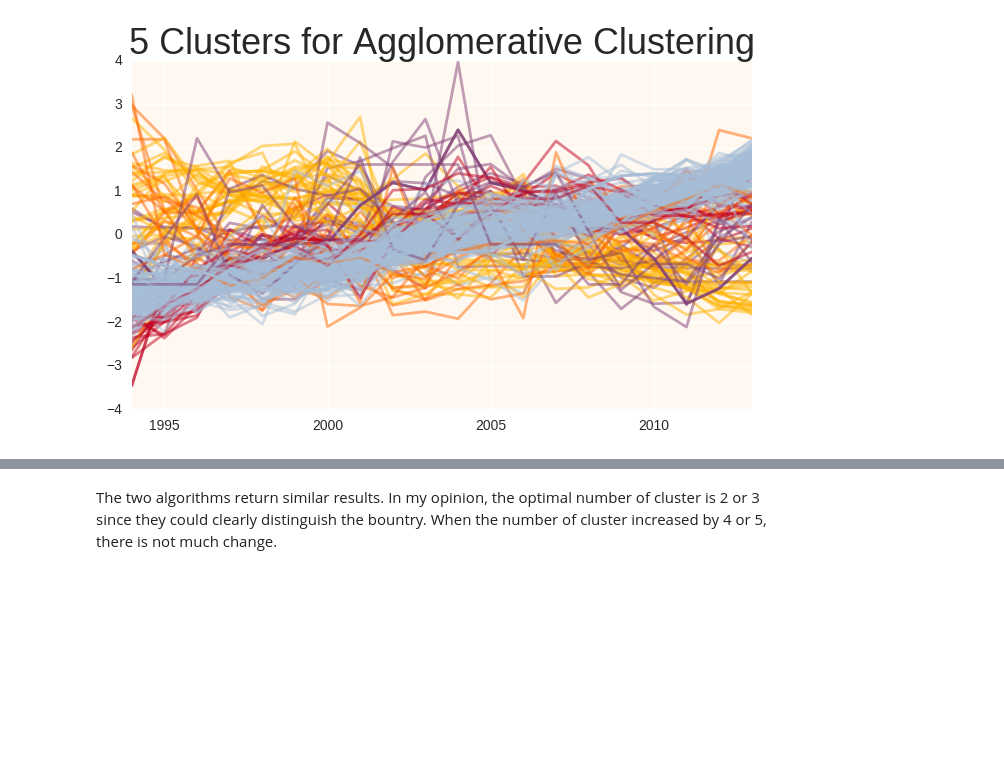
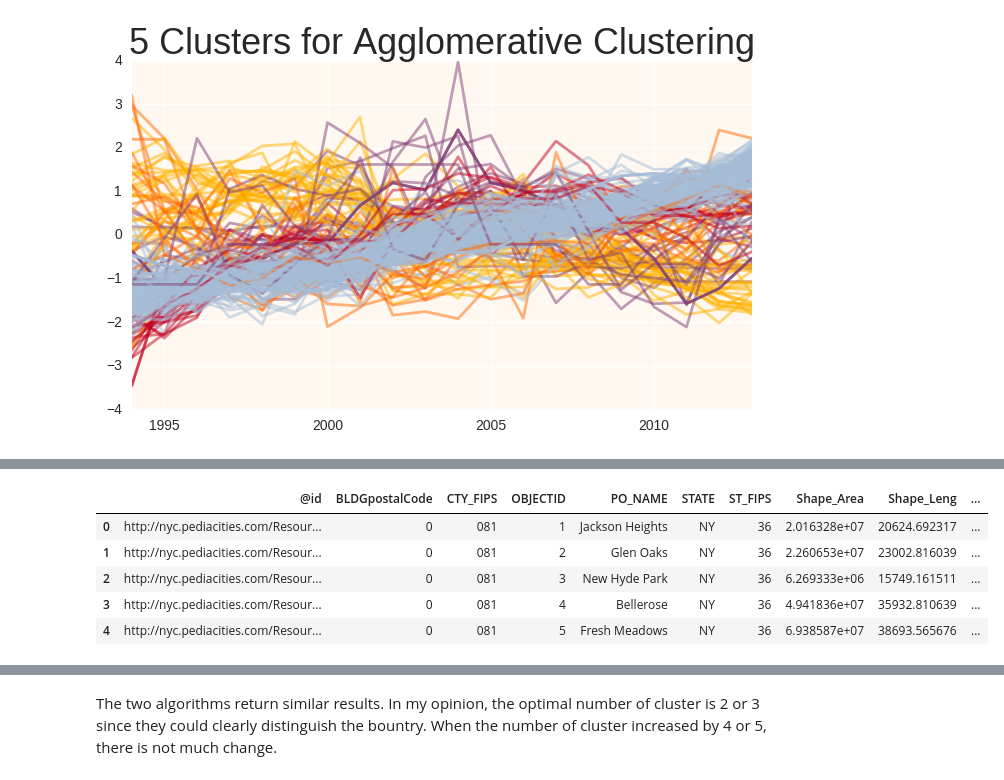
Before and after one commit to siynsun/PUI2016_ss9558, a Jupyter notebook: HW11_ss9558/HW11_Assignment2.ipynb, the cells around one changed output, grey strips where cells are left out. Cells and saved outputs as stored; diff of their text form; code cells hidden in the pictures; blank space fills up the shorter version.

```diff
--- a/HW11_ss9558/HW11_Assignment2.ipynb
+++ b/HW11_ss9558/HW11_Assignment2.ipynb
@@ -342,0 +353,3 @@ AttributeError: Unknown property column
+# %%
+Kcluster = KMeans(n_clusters=3).fit(df)
+AC = AgglomerativeClustering(n_clusters=3, linkage="ward").fit(df.iloc[:,:21])
@@ -342,0 +377,10 @@ AttributeError: Unknown property column
+# %%
+finaldf_kmeans= pd.merge(NYCZipCodes, df_kmeans, left_index=True, right_index=True, how='inner', on=['zip'])
+finaldf_kmeans.head()
+# %% [output]
+|  | @id | BLDGpostalCode | CTY_FIPS | OBJECTID | PO_NAME | STATE | ST_FIPS | Shape_Area | Shape_Leng | ... |
+| 0 | http://nyc.pediacities.com/Resour... | 0 | 081 | 1 | Jackson Heights | NY | 36 | 2.016328e+07 | 20624.692317 | ... |
+| 1 | http://nyc.pediacities.com/Resour... | 0 | 081 | 2 | Glen Oaks | NY | 36 | 2.260653e+07 | 23002.816039 | ... |
+| 2 | http://nyc.pediacities.com/Resour... | 0 | 081 | 3 | New Hyde Park | NY | 36 | 6.269333e+06 | 15749.161511 | ... |
+| 3 | http://nyc.pediacities.com/Resour... | 0 | 081 | 4 | Bellerose | NY | 36 | 4.941836e+07 | 35932.810639 | ... |
+| 4 | http://nyc.pediacities.com/Resour... | 0 | 081 | 5 | Fresh Meadows | NY | 36 | 6.938587e+07 | 38693.565676 | ... |
```
Also changed, not shown: parts of 20 cells of this notebook, 1 other file.
